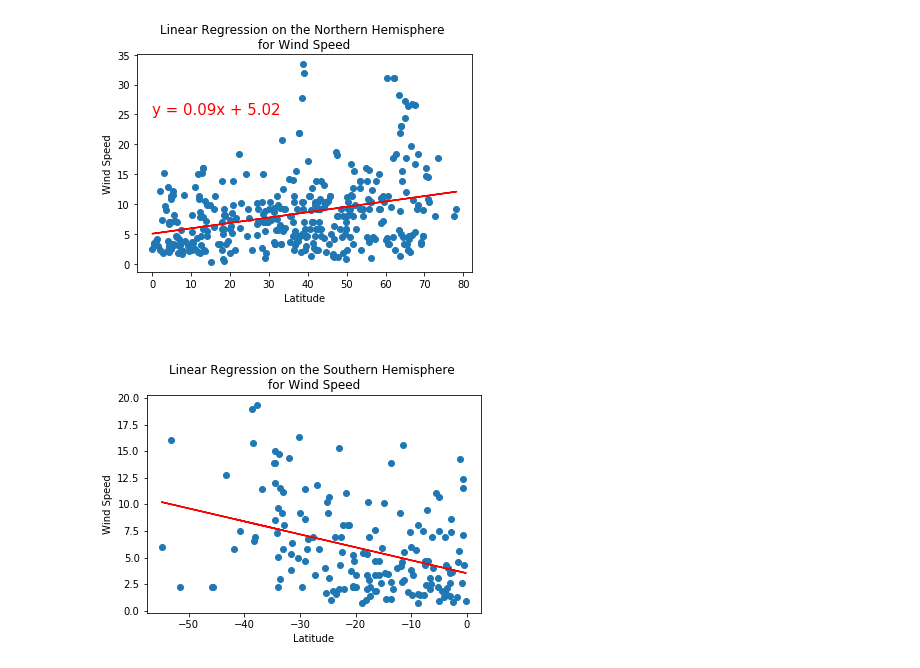
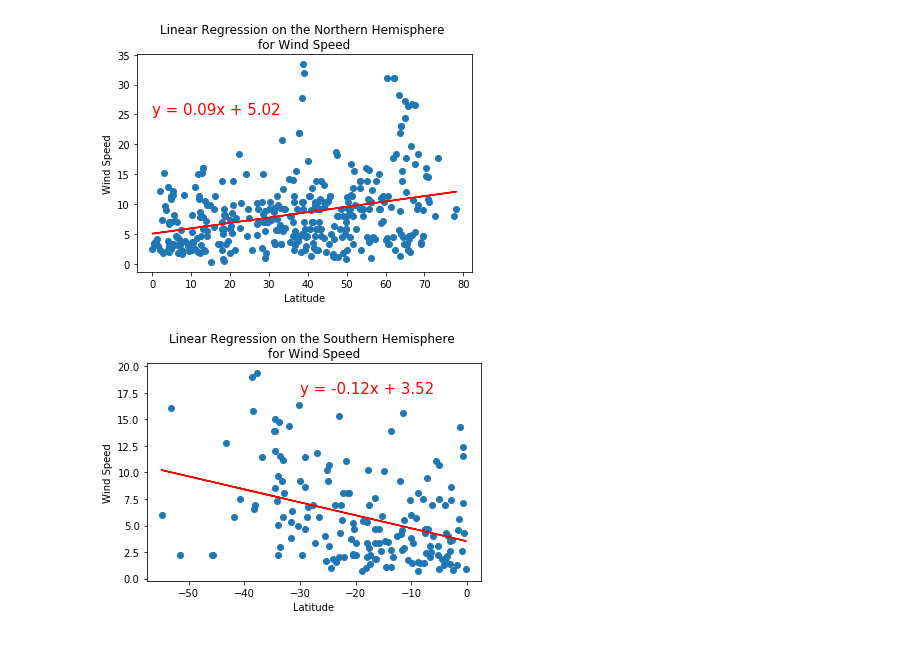
Before and after one commit to JasmeerSangha/world_weather_analysis, a Jupyter notebook: weather_analysis.ipynb, the cells around one changed output. Saved outputs shown, nothing was run; the diff lists cells and outputs as text; code cells hidden in the pictures.

Commit message:
Completed visualization in terms of heat maps, and markers with info.

```diff
--- a/weather_analysis.ipynb
+++ b/weather_analysis.ipynb
@@ -124,4 +129,6 @@ city_data_df.to_csv(output_data_file, index_label="City_ID")
 # %%
+city_data_df=pd.read_csv("Data/cities.csv")
+
 # Extract relevant fields from the DataFrame for plotting.
 lats = city_data_df["Lat"]
 max_temps = city_data_df["Max Temp"]
@@ -193,10 +200,3 @@ plt.grid(True)
 plt.savefig("Data/Fig4.png")
 # %% [output]
 [figure]
-# %%
-# Import linear regression from the SciPy stats module.
-from scipy.stats import linregress
-linregress(lats, max_temps)
-line_eq = "y = " + str(round(slope,2)) + "x + " + str(round(intercept,2))
-print(line_eq)
-print(f"The p-value is is: {p_value:.3f}")
@@ -286,8 +284,8 @@ plot_linear_regression(x_values, y_values,'Linear Regression on the Northern Hem
 # %%
 # Linear regression on the Southern Hemisphere
 x_values = southern_hemi_df["Lat"]
 y_values = southern_hemi_df["Wind Speed"]
 # Call the function.
-plot_linear_regression(x_values, y_values,'Linear Regression on the Southern Hemisphere \nfor Wind Speed', 'Wind Speed',(0,25))
+plot_linear_regression(x_values, y_values,'Linear Regression on the Southern Hemisphere \nfor Wind Speed', 'Wind Speed',(-30,17.5))
 # %% [output]
-[figure, old version]
+[figure, new version]
```
Also changed, not shown: parts of 4 cells of this notebook, 5 other files.
